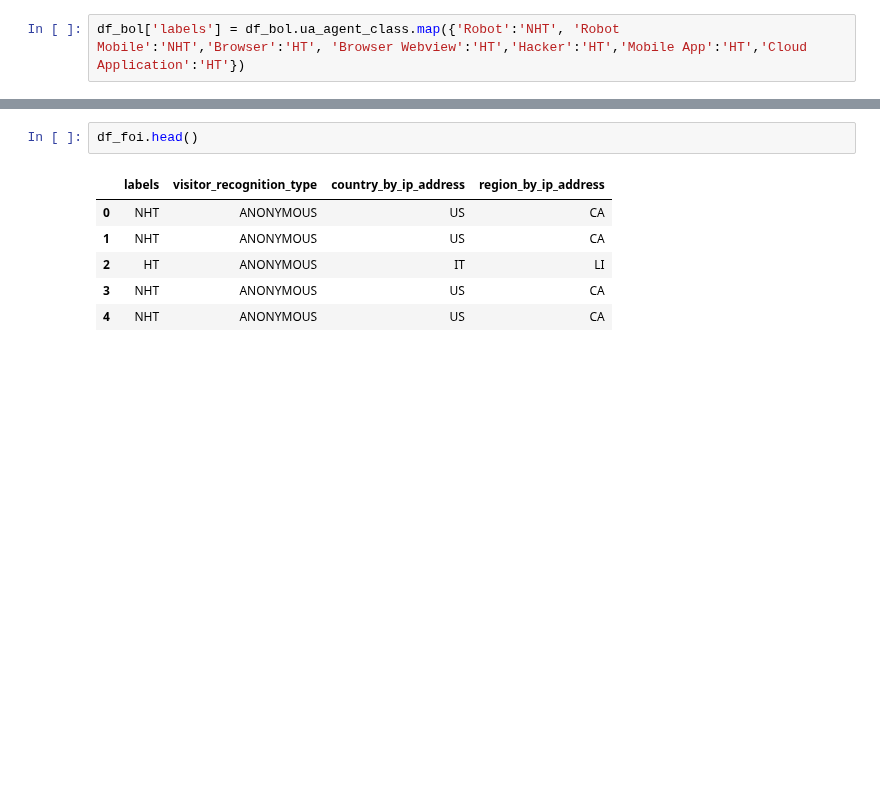
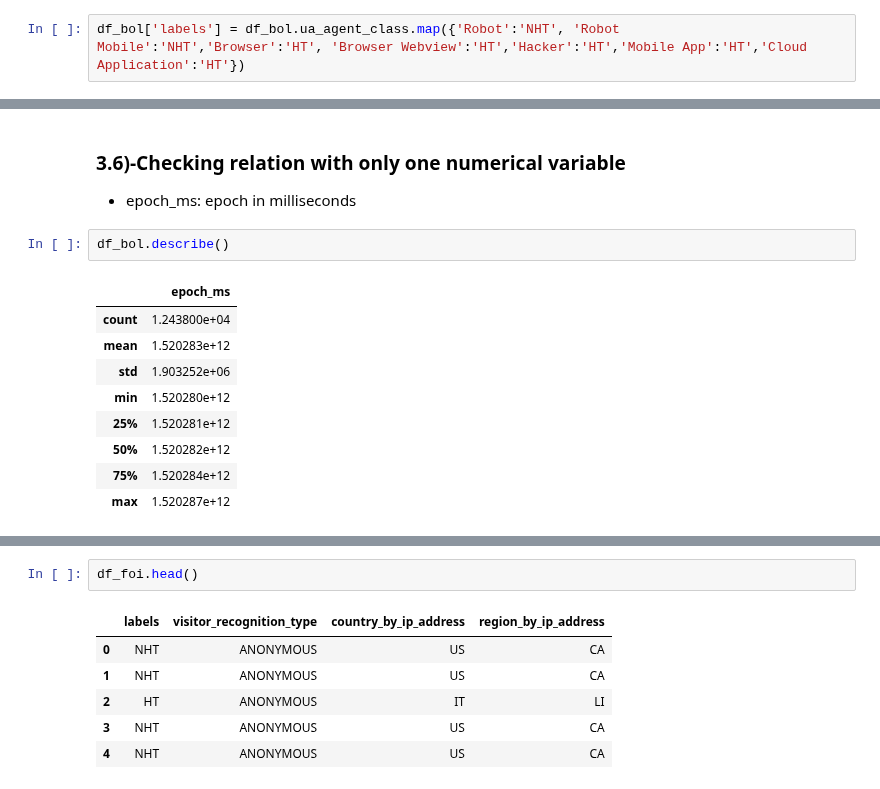
Before and after one commit to HassanSherwani/Bot_or_Not, a Jupyter notebook: EDA.ipynb, the cells around one changed output, grey strips where cells are left out. Drawn from its saved outputs; the diff is of its cells as text; blank space fills up the shorter version.

```diff
--- a/EDA.ipynb
+++ b/EDA.ipynb
@@ -401,3 +397,19 @@ df_bol.labels.value_counts().plot(kind='bar')
 # %% [output]
 <matplotlib.axes._subplots.AxesSubplot at 0x...>
 [drawing not drawn]
+# %% [markdown]
+### 3.6)-Checking relation with only one numerical variable
+
+- epoch_ms: epoch in milliseconds
+# %%
+df_bol.describe()
+# %% [output]
+|  | epoch_ms |
+| count | 1.243800e+04 |
+| mean | 1.520283e+12 |
+| std | 1.903252e+06 |
+| min | 1.520280e+12 |
+| 25% | 1.520281e+12 |
+| 50% | 1.520282e+12 |
+| 75% | 1.520284e+12 |
+| max | 1.520287e+12 |
```
Also changed, not shown: parts of 32 cells of this notebook.
